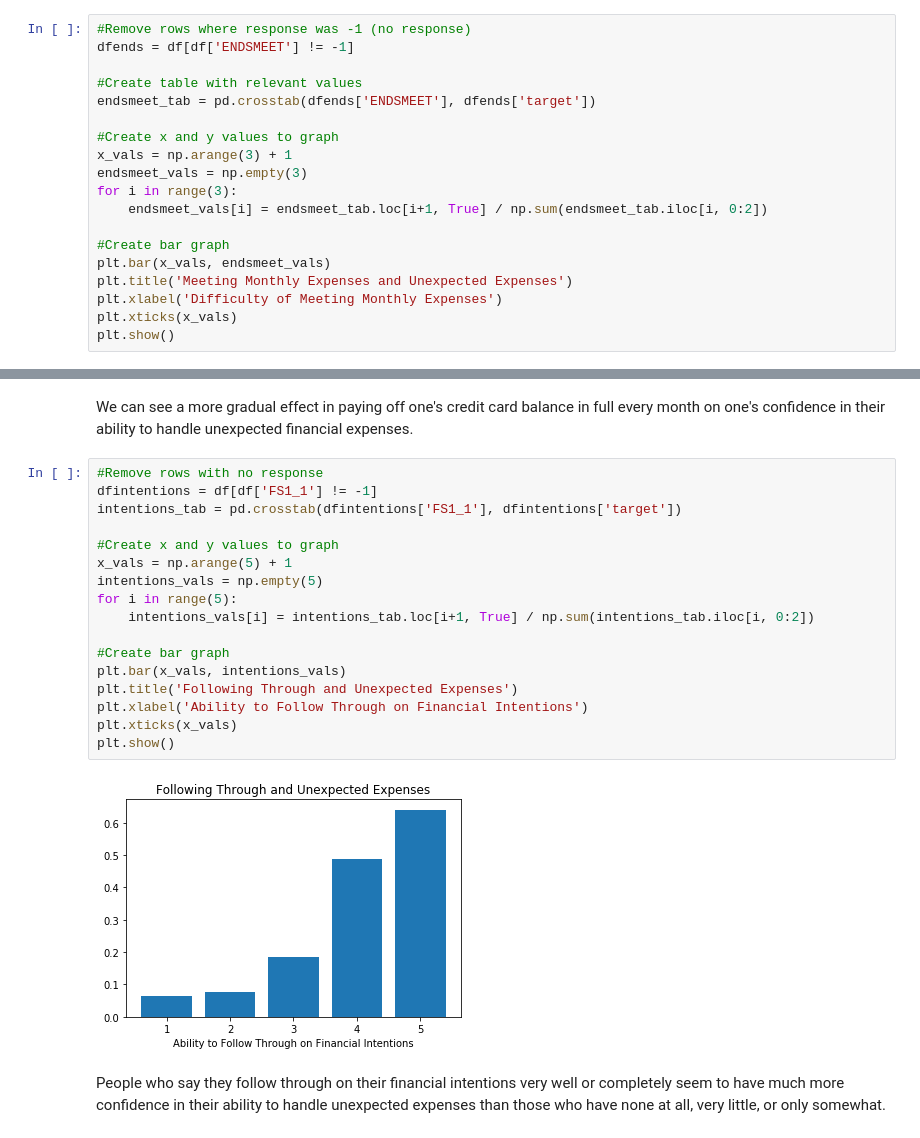
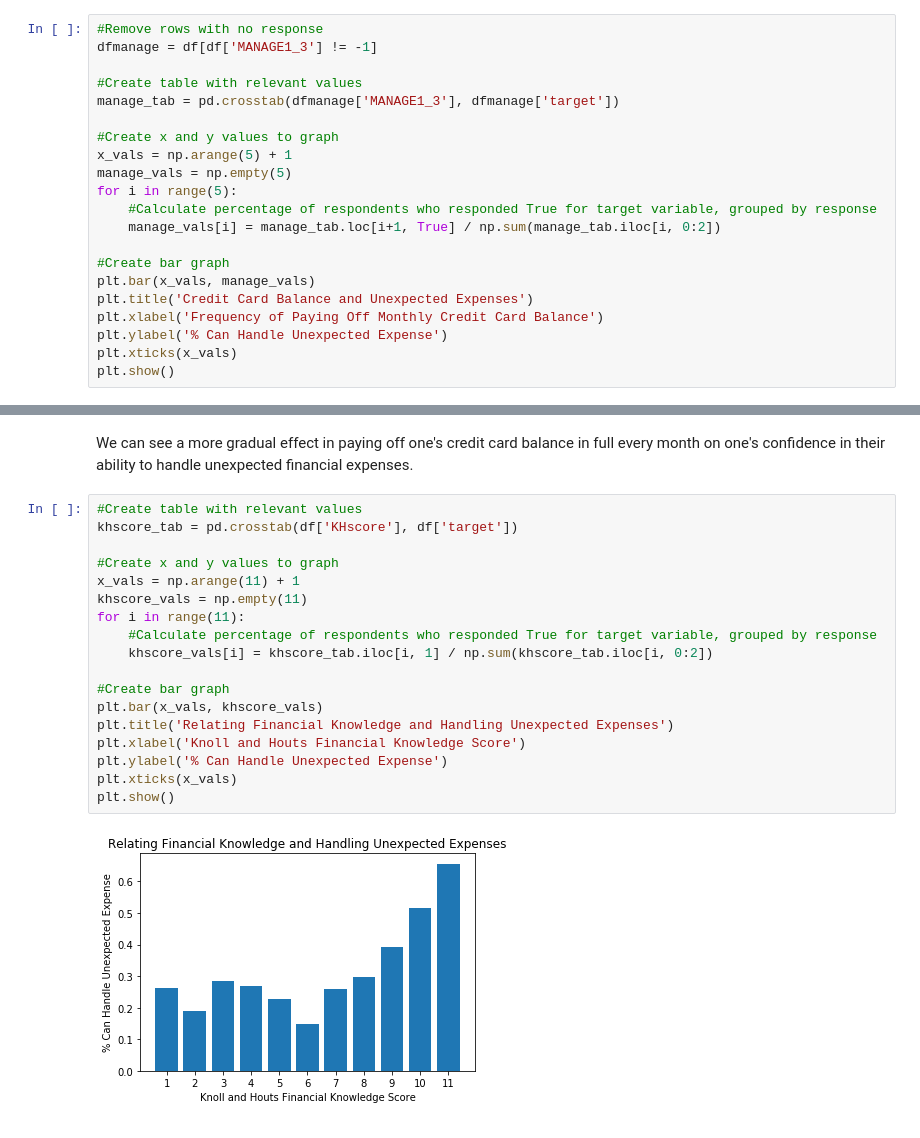
Before and after one commit to hussain-jafari/Springboard, a Jupyter notebook: CapstoneProject1/cfpbdata/DataStorytelling.ipynb, the cells around one changed output, grey strips where cells are left out. Drawn from its saved outputs; the diff is of its cells as text.

```diff
--- a/CapstoneProject1/cfpbdata/DataStorytelling.ipynb
+++ b/CapstoneProject1/cfpbdata/DataStorytelling.ipynb
@@ -63,22 +77,24 @@ plt.show()
 # %% [markdown]
 We can see that certainty in being able to raise $2,000 in 30 days causes a large spike of confidence in the ability to handle an unexpected expense, while certainly not being able to do so up to even probably being able to do so seem to inspire about equal levels of confidence.
 # %%
-#Remove rows where response was -1 (no response)
-dfends = df[df['ENDSMEET'] != -1]
+#Remove rows with no response
+dfmanage = df[df['MANAGE1_3'] != -1]
 
 #Create table with relevant values
-endsmeet_tab = pd.crosstab(dfends['ENDSMEET'], dfends['target'])
+manage_tab = pd.crosstab(dfmanage['MANAGE1_3'], dfmanage['target'])
 
 #Create x and y values to graph
-x_vals = np.arange(3) + 1
-endsmeet_vals = np.empty(3)
-for i in range(3):
-    endsmeet_vals[i] = endsmeet_tab.loc[i+1, True] / np.sum(endsmeet_tab.iloc[i, 0:2])
+x_vals = np.arange(5) + 1
+manage_vals = np.empty(5)
+for i in range(5):
+    #Calculate percentage of respondents who responded True for target variable, grouped by response
+    manage_vals[i] = manage_tab.loc[i+1, True] / np.sum(manage_tab.iloc[i, 0:2])
 
 #Create bar graph
-plt.bar(x_vals, endsmeet_vals)
-plt.title('Meeting Monthly Expenses and Unexpected Expenses')
-plt.xlabel('Difficulty of Meeting Monthly Expenses')
+plt.bar(x_vals, manage_vals)
+plt.title('Credit Card Balance and Unexpected Expenses')
+plt.xlabel('Frequency of Paying Off Monthly Credit Card Balance')
+plt.ylabel('% Can Handle Unexpected Expense')
 plt.xticks(x_vals)
 plt.show()
 # %% [output]
@@ -109,23 +102,22 @@ plt.show()
 # %% [markdown]
 We can see a more gradual effect in paying off one's credit card balance in full every month on one's confidence in their ability to handle unexpected financial expenses.
 # %%
-#Remove rows with no response
-dfintentions = df[df['FS1_1'] != -1]
-intentions_tab = pd.crosstab(dfintentions['FS1_1'], dfintentions['target'])
+#Create table with relevant values
+khscore_tab = pd.crosstab(df['KHscore'], df['target'])
 
 #Create x and y values to graph
-x_vals = np.arange(5) + 1
-intentions_vals = np.empty(5)
-for i in range(5):
-    intentions_vals[i] = intentions_tab.loc[i+1, True] / np.sum(intentions_tab.iloc[i, 0:2])
+x_vals = np.arange(11) + 1
+khscore_vals = np.empty(11)
+for i in range(11):
+    #Calculate percentage of respondents who responded True for target variable, grouped by response
+    khscore_vals[i] = khscore_tab.iloc[i, 1] / np.sum(khscore_tab.iloc[i, 0:2])
 
 #Create bar graph
-plt.bar(x_vals, intentions_vals)
-plt.title('Following Through and Unexpected Expenses')
-plt.xlabel('Ability to Follow Through on Financial Intentions')
+plt.bar(x_vals, khscore_vals)
+plt.title('Relating Financial Knowledge and Handling Unexpected Expenses')
+plt.xlabel('Knoll and Houts Financial Knowledge Score')
+plt.ylabel('% Can Handle Unexpected Expense')
 plt.xticks(x_vals)
 plt.show()
 # %% [output]
-[figure, old version]
+[figure, new version]
-# %% [markdown]
-People who say they follow through on their financial intentions very well or completely seem to have much more confidence in their ability to handle unexpected expenses than those who have none at all, very little, or only somewhat.
```
Also changed, not shown: parts of 7 cells of this notebook.
